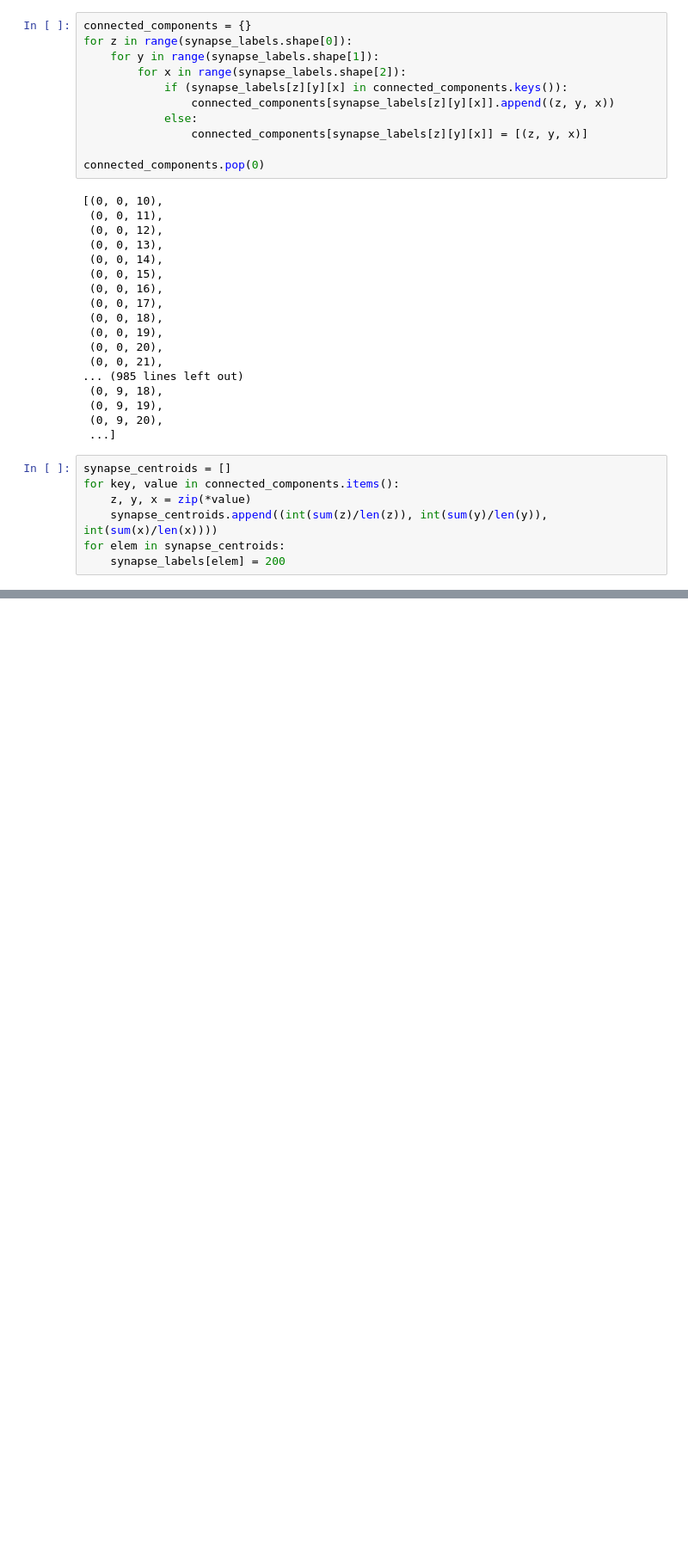
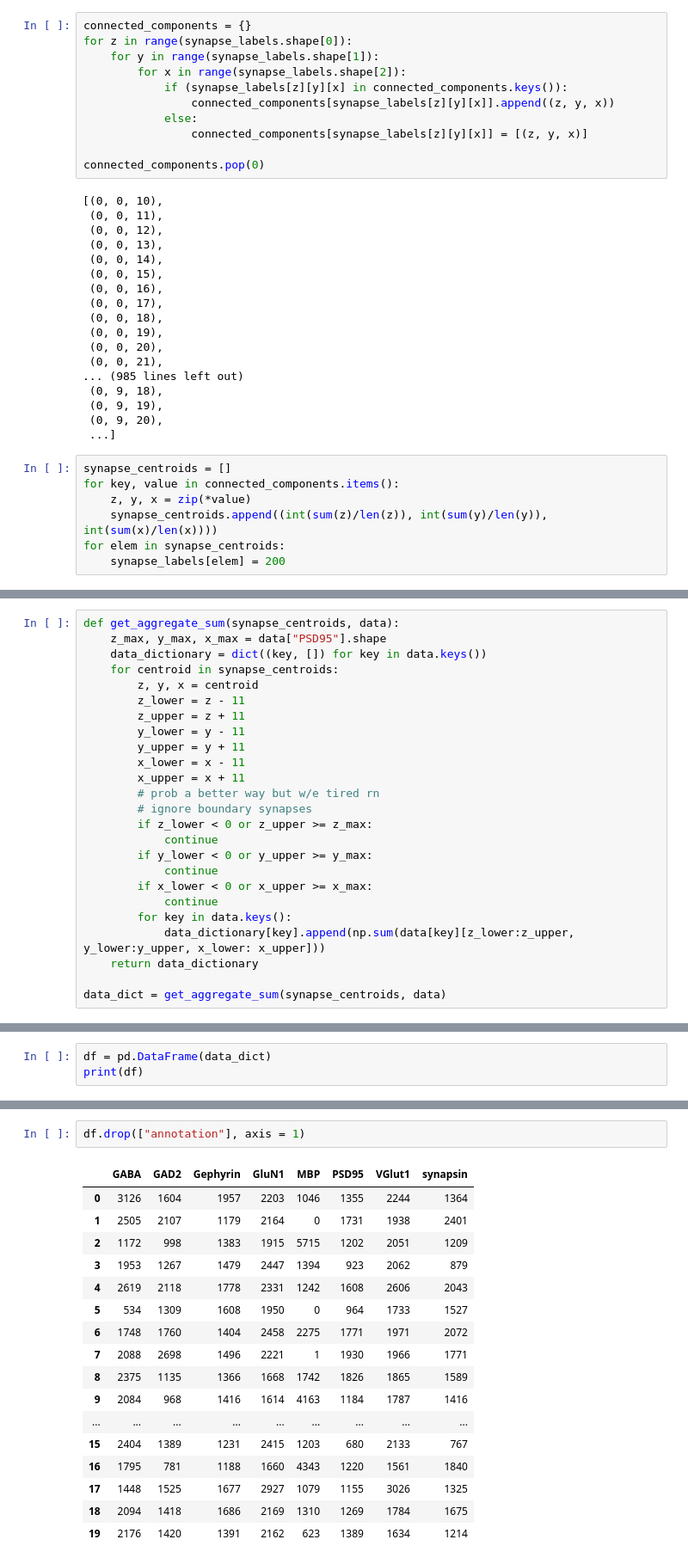
Before and after one commit to zainebrahim/nomads, a Jupyter notebook: source/richard/nomads_v3/NOMADS_beta_driver.ipynb, the cells around one changed output, grey strips where cells are left out. Shown: that part at 86% size. Saved outputs shown, nothing was run; the diff lists cells and outputs as text; blank space fills up the shorter version.

```diff
--- a/source/richard/nomads_v3/NOMADS_beta_driver.ipynb
+++ b/source/richard/nomads_v3/NOMADS_beta_driver.ipynb
@@ -399,3 +403,28 @@ for idx, z_postproc in enumerate(full_postproc):
 [figure]
 [figure]
 ... (4 outputs left out)
+# %%
+def get_aggregate_sum(synapse_centroids, data):
+    z_max, y_max, x_max = data["PSD95"].shape
+    data_dictionary = dict((key, []) for key in data.keys())
+    for centroid in synapse_centroids:
+        z, y, x = centroid
+        z_lower = z - 11
+        z_upper = z + 11
+        y_lower = y - 11
+        y_upper = y + 11
+        x_lower = x - 11
+        x_upper = x + 11
+        # prob a better way but w/e tired rn
+        # ignore boundary synapses
+        if z_lower < 0 or z_upper >= z_max:
+            continue
+        if y_lower < 0 or y_upper >= y_max:
+            continue
+        if x_lower < 0 or x_upper >= x_max:
+            continue
+        for key in data.keys():
+            data_dictionary[key].append(np.sum(data[key][z_lower:z_upper, y_lower:y_upper, x_lower: x_upper]))
+    return data_dictionary
+
+data_dict = get_aggregate_sum(synapse_centroids, data)
@@ -401,0 +456,3 @@ for idx, z_postproc in enumerate(full_postproc):
+# %%
+df = pd.DataFrame(data_dict)
+print(df)
@@ -401,0 +477,20 @@ for idx, z_postproc in enumerate(full_postproc):
+# %%
+df.drop(["annotation"], axis = 1)
+# %% [output]
+|  | GABA | GAD2 | Gephyrin | GluN1 | MBP | PSD95 | VGlut1 | synapsin |
+| 0 | 3126 | 1604 | 1957 | 2203 | 1046 | 1355 | 2244 | 1364 |
+| 1 | 2505 | 2107 | 1179 | 2164 | 0 | 1731 | 1938 | 2401 |
+| 2 | 1172 | 998 | 1383 | 1915 | 5715 | 1202 | 2051 | 1209 |
+| 3 | 1953 | 1267 | 1479 | 2447 | 1394 | 923 | 2062 | 879 |
+| 4 | 2619 | 2118 | 1778 | 2331 | 1242 | 1608 | 2606 | 2043 |
+| 5 | 534 | 1309 | 1608 | 1950 | 0 | 964 | 1733 | 1527 |
+| 6 | 1748 | 1760 | 1404 | 2458 | 2275 | 1771 | 1971 | 2072 |
+| 7 | 2088 | 2698 | 1496 | 2221 | 1 | 1930 | 1966 | 1771 |
+| 8 | 2375 | 1135 | 1366 | 1668 | 1742 | 1826 | 1865 | 1589 |
+| 9 | 2084 | 968 | 1416 | 1614 | 4163 | 1184 | 1787 | 1416 |
+| ... | ... | ... | ... | ... | ... | ... | ... | ... |
+| 15 | 2404 | 1389 | 1231 | 2415 | 1203 | 680 | 2133 | 767 |
+| 16 | 1795 | 781 | 1188 | 1660 | 4343 | 1220 | 1561 | 1840 |
+| 17 | 1448 | 1525 | 1677 | 2927 | 1079 | 1155 | 3026 | 1325 |
+| 18 | 2094 | 1418 | 1686 | 2169 | 1310 | 1269 | 1784 | 1675 |
+| 19 | 2176 | 1420 | 1391 | 2162 | 623 | 1389 | 1634 | 1214 |
```
Also changed, not shown: parts of 11 cells of this notebook, 3 other files.
